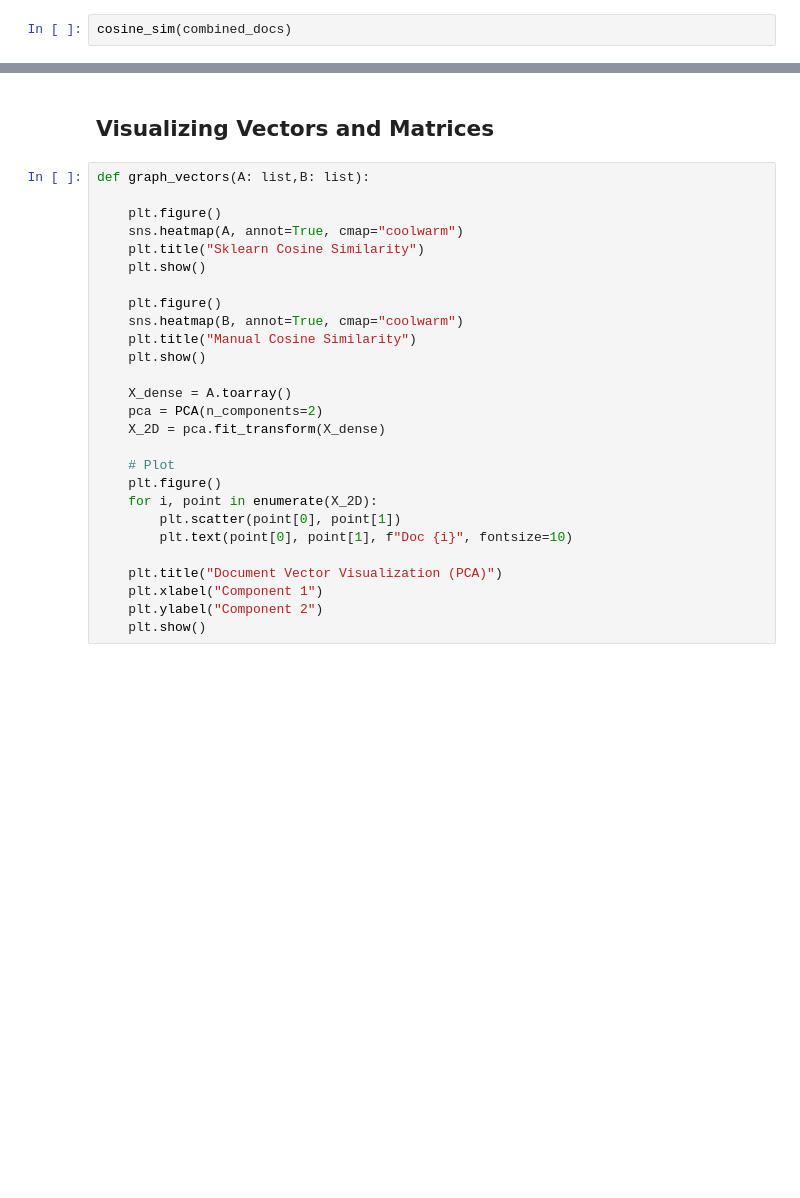
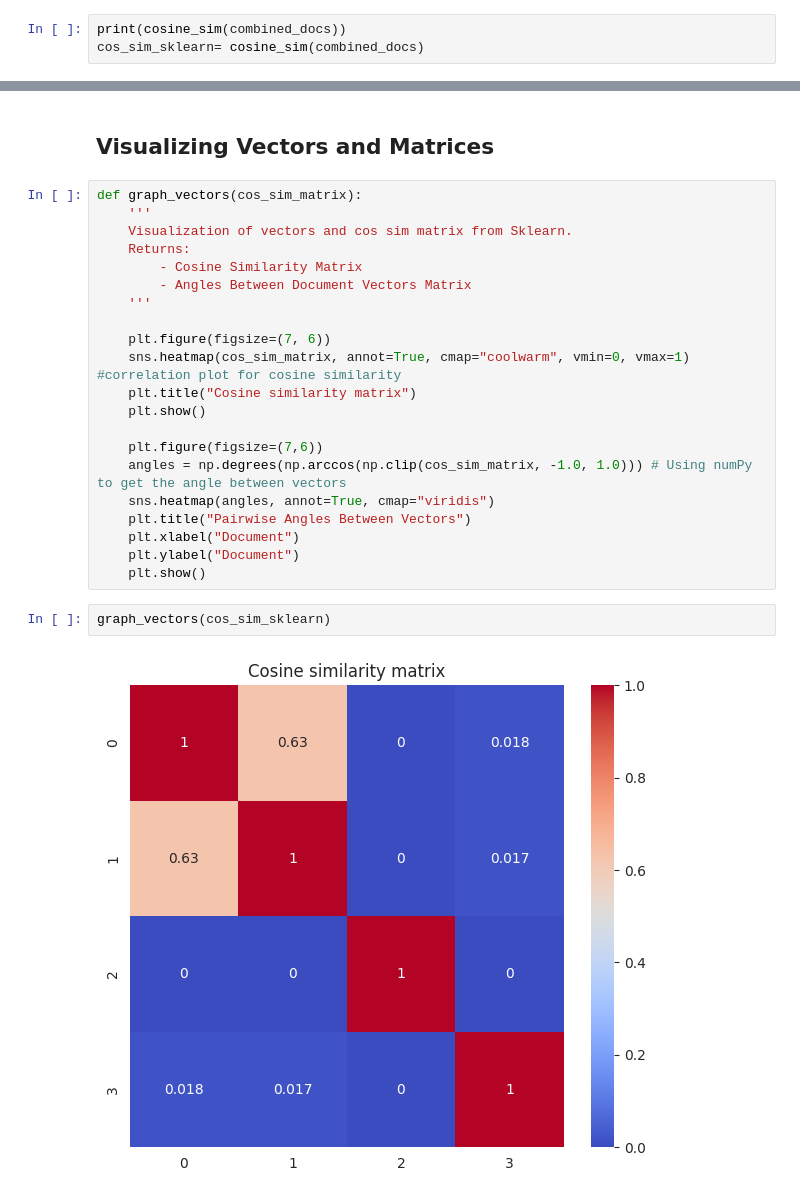
Before and after one commit to jeffmoe/CST_645_Week4, a Jupyter notebook: cosine_sim.ipynb, the cells around one changed output, grey strips where cells are left out. Saved outputs shown, nothing was run; the diff lists cells and outputs as text; blank space fills up the shorter version.

```diff
--- a/cosine_sim.ipynb
+++ b/cosine_sim.ipynb
@@ -180,3 +153,4 @@ def manual_cosine_sim(token: list | tuple) -> list:
 # %%
-cosine_sim(combined_docs)
+print(cosine_sim(combined_docs))
+cos_sim_sklearn= cosine_sim(combined_docs)
 # %% [output]
@@ -187,29 +161,27 @@ array([[1.        , 0.03562629, 0.17396747, 0.        ],
 # %% [markdown]
 ## Visualizing Vectors and Matrices
 # %%
-def graph_vectors(A: list,B: list):
+def graph_vectors(cos_sim_matrix):
+    '''
+    Visualization of vectors and cos sim matrix from Sklearn.
+    Returns:
+        - Cosine Similarity Matrix
+        - Angles Between Document Vectors Matrix
+    '''
 
-    plt.figure()
-    sns.heatmap(A, annot=True, cmap="coolwarm")
-    plt.title("Sklearn Cosine Similarity")
+    plt.figure(figsize=(7, 6))
+    sns.heatmap(cos_sim_matrix, annot=True, cmap="coolwarm", vmin=0, vmax=1) #correlation plot for cosine similarity
+    plt.title("Cosine similarity matrix")
     plt.show()
 
-    plt.figure()
-    sns.heatmap(B, annot=True, cmap="coolwarm")
-    plt.title("Manual Cosine Similarity")
+    plt.figure(figsize=(7,6))
+    angles = np.degrees(np.arccos(np.clip(cos_sim_matrix, -1.0, 1.0))) # Using numPy to get the angle between vectors
+    sns.heatmap(angles, annot=True, cmap="viridis")
+    plt.title("Pairwise Angles Between Vectors")
+    plt.xlabel("Document")
+    plt.ylabel("Document")
     plt.show()
-
-    X_dense = A.toarray()
-    pca = PCA(n_components=2)
-    X_2D = pca.fit_transform(X_dense)
-
-    # Plot
-    plt.figure()
-    for i, point in enumerate(X_2D):
-        plt.scatter(point[0], point[1])
-        plt.text(point[0], point[1], f"Doc {i}", fontsize=10)
-
-    plt.title("Document Vector Visualization (PCA)")
-    plt.xlabel("Component 1")
-    plt.ylabel("Component 2")
-    plt.show()
+# %%
+graph_vectors(cos_sim_sklearn)
+# %% [output]
+[figure, added]
```
Also changed, not shown: parts of 7 cells of this notebook.
